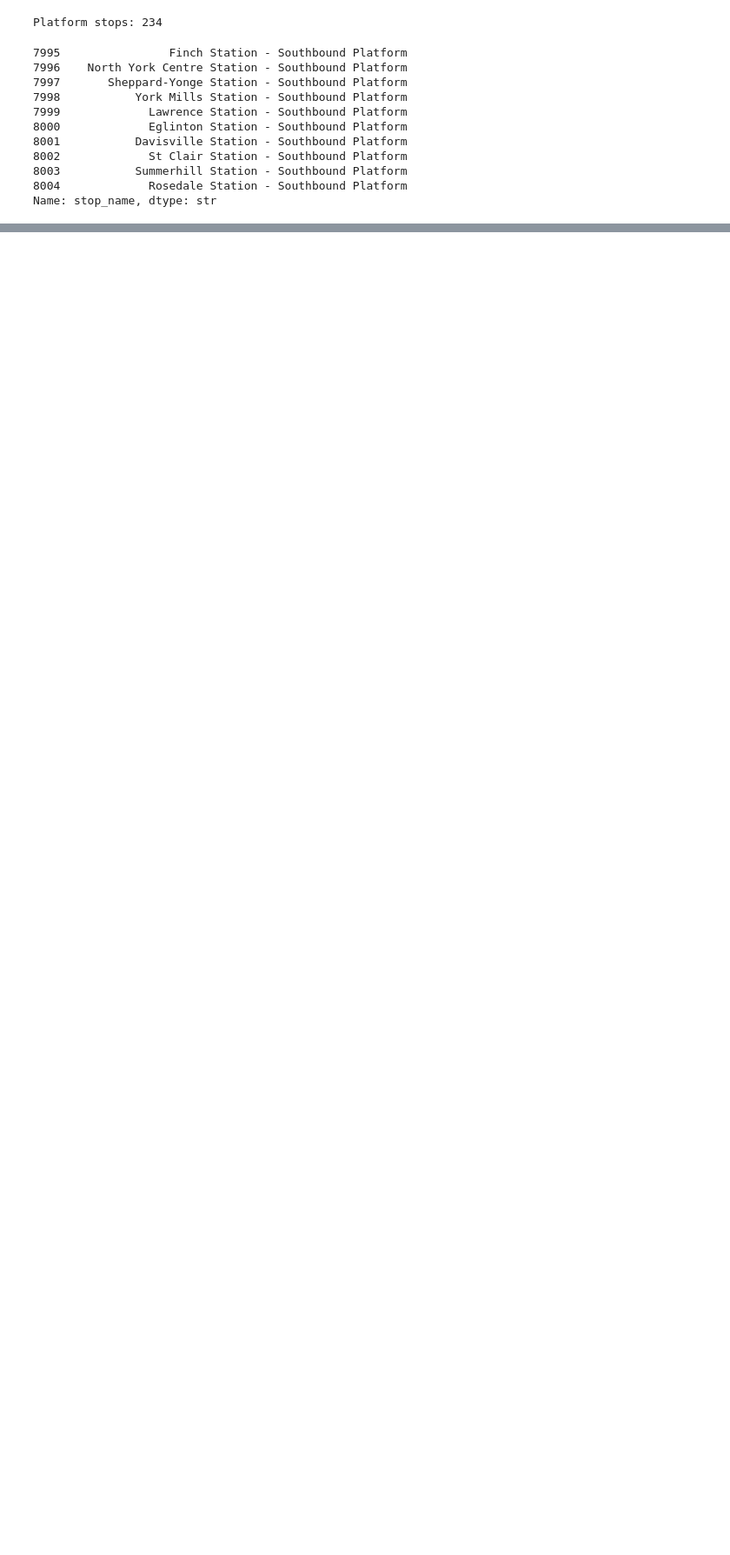
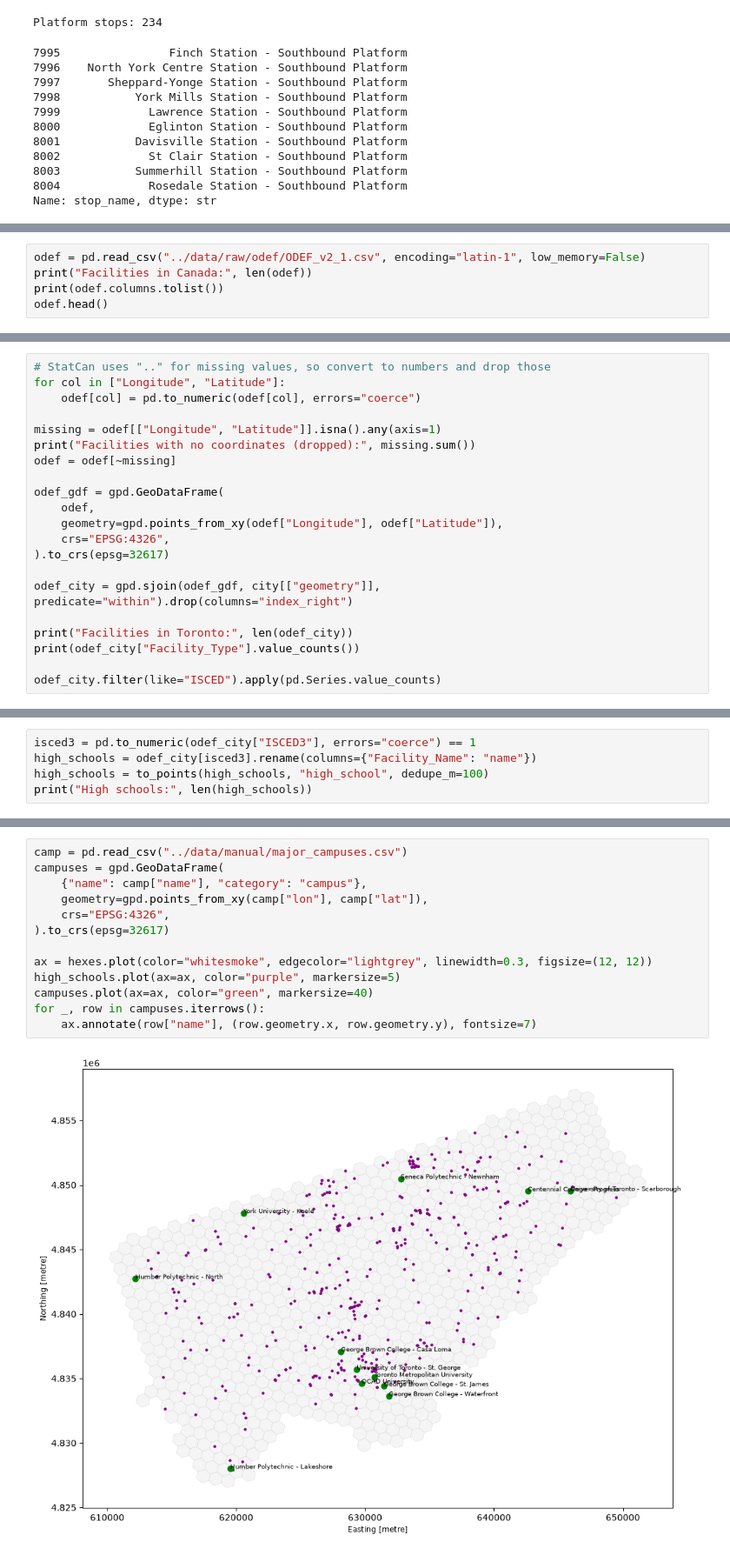
Before and after one commit to shaheryar-haider/retail-site-selection, a Jupyter notebook: notebooks/06_foot_traffic.ipynb, the cells around one changed output, grey strips where cells are left out. Shown at 87% size. Cells and saved outputs as stored; diff of their text form; blank space fills up the shorter version.

```diff
--- a/notebooks/06_foot_traffic.ipynb
+++ b/notebooks/06_foot_traffic.ipynb
@@ -87,0 +129,5 @@ Stations: 153
+# %%
+odef = pd.read_csv("../data/raw/odef/ODEF_v2_1.csv", encoding="latin-1", low_memory=False)
+print("Facilities in Canada:", len(odef))
+print(odef.columns.tolist())
+odef.head()
@@ -87,0 +144,21 @@ Stations: 153
+# %%
+# StatCan uses ".." for missing values, so convert to numbers and drop those
+for col in ["Longitude", "Latitude"]:
+    odef[col] = pd.to_numeric(odef[col], errors="coerce")
+
+missing = odef[["Longitude", "Latitude"]].isna().any(axis=1)
+print("Facilities with no coordinates (dropped):", missing.sum())
+odef = odef[~missing]
+
+odef_gdf = gpd.GeoDataFrame(
+    odef,
+    geometry=gpd.points_from_xy(odef["Longitude"], odef["Latitude"]),
+    crs="EPSG:4326",
+).to_crs(epsg=32617)
+
+odef_city = gpd.sjoin(odef_gdf, city[["geometry"]], predicate="within").drop(columns="index_right")
+
+print("Facilities in Toronto:", len(odef_city))
+print(odef_city["Facility_Type"].value_counts())
+
+odef_city.filter(like="ISCED").apply(pd.Series.value_counts)
@@ -87,0 +188,5 @@ Stations: 153
+# %%
+isced3 = pd.to_numeric(odef_city["ISCED3"], errors="coerce") == 1
+high_schools = odef_city[isced3].rename(columns={"Facility_Name": "name"})
+high_schools = to_points(high_schools, "high_school", dedupe_m=100)
+print("High schools:", len(high_schools))
@@ -87,0 +195,15 @@ Stations: 153
+# %%
+camp = pd.read_csv("../data/manual/major_campuses.csv")
+campuses = gpd.GeoDataFrame(
+    {"name": camp["name"], "category": "campus"},
+    geometry=gpd.points_from_xy(camp["lon"], camp["lat"]),
+    crs="EPSG:4326",
+).to_crs(epsg=32617)
+
+ax = hexes.plot(color="whitesmoke", edgecolor="lightgrey", linewidth=0.3, figsize=(12, 12))
+high_schools.plot(ax=ax, color="purple", markersize=5)
+campuses.plot(ax=ax, color="green", markersize=40)
+for _, row in campuses.iterrows():
+    ax.annotate(row["name"], (row.geometry.x, row.geometry.y), fontsize=7)
+# %% [output]
+[figure, added]
```
Also changed, not shown: parts of 8 cells of this notebook, 2 other files.
